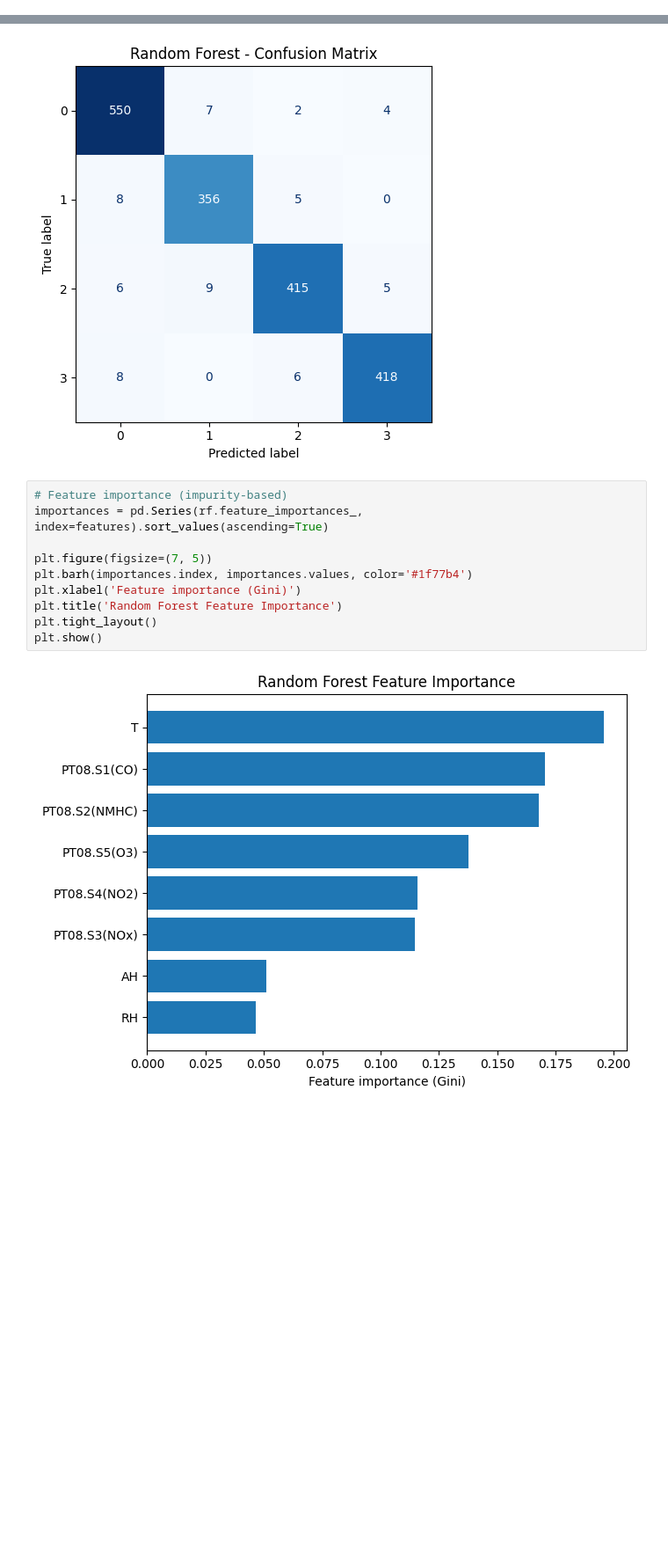
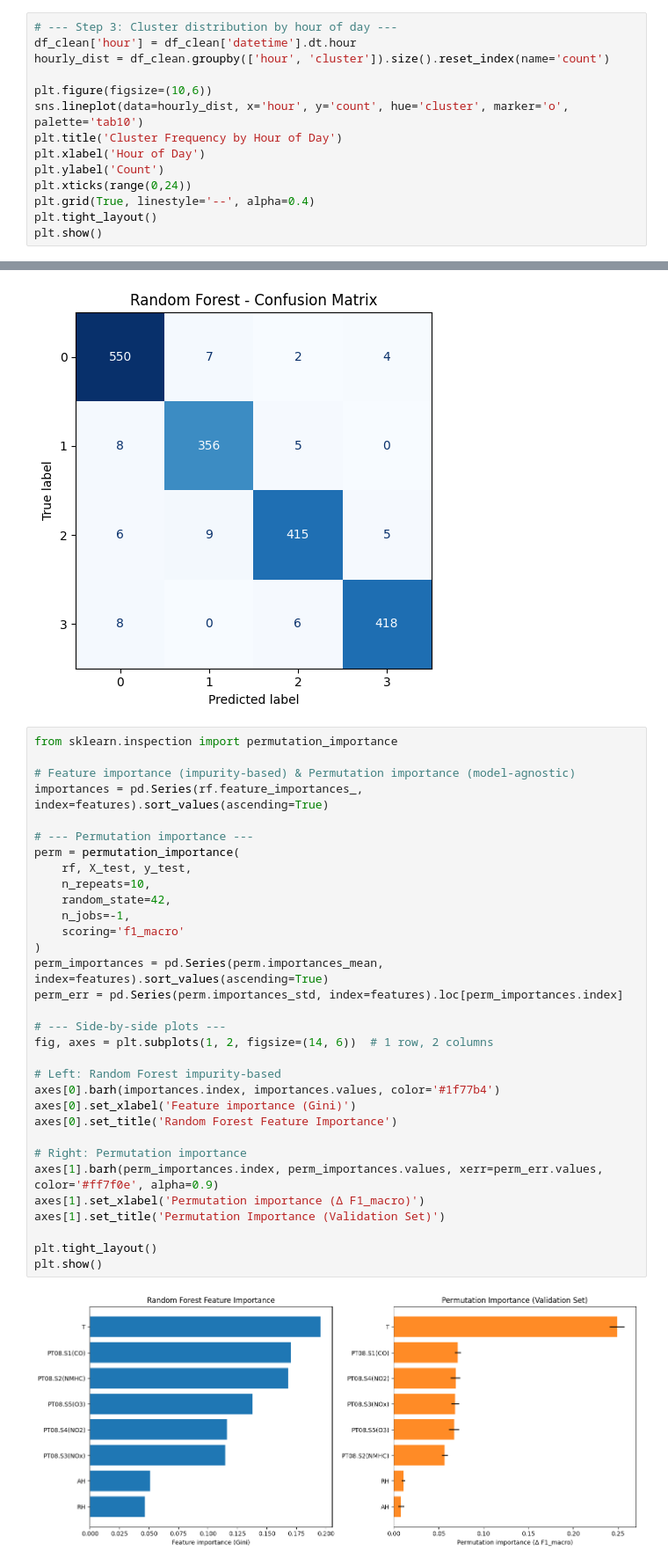
Before and after one commit to Gianluca-Coppola/Clustering, a Jupyter notebook: air_quality_clustering.ipynb, the cells around one changed output, grey strips where cells are left out. Shown at 88% size. Drawn from its saved outputs; the diff is of its cells as text; blank space fills up the shorter version.

Commit message:
Added cluster by hour and year trend

```diff
--- a/air_quality_clustering.ipynb
+++ b/air_quality_clustering.ipynb
@@ -277,0 +292,14 @@ plt.show()
+# %%
+# --- Step 3: Cluster distribution by hour of day ---
+df_clean['hour'] = df_clean['datetime'].dt.hour
+hourly_dist = df_clean.groupby(['hour', 'cluster']).size().reset_index(name='count')
+
+plt.figure(figsize=(10,6))
+sns.lineplot(data=hourly_dist, x='hour', y='count', hue='cluster', marker='o', palette='tab10')
+plt.title('Cluster Frequency by Hour of Day')
+plt.xlabel('Hour of Day')
+plt.ylabel('Count')
+plt.xticks(range(0,24))
+plt.grid(True, linestyle='--', alpha=0.4)
+plt.tight_layout()
+plt.show()
@@ -353,14 +383,36 @@ Classification Report:
 weighted avg      0.967     0.967     0.967      1799
 [figure]
 # %%
-# Feature importance (impurity-based)
+from sklearn.inspection import permutation_importance
+
+# Feature importance (impurity-based) & Permutation importance (model-agnostic)
 importances = pd.Series(rf.feature_importances_, index=features).sort_values(ascending=True)
 
-plt.figure(figsize=(7, 5))
-plt.barh(importances.index, importances.values, color='#1f77b4')
-plt.xlabel('Feature importance (Gini)')
-plt.title('Random Forest Feature Importance')
+# --- Permutation importance ---
+perm = permutation_importance(
+    rf, X_test, y_test,
+    n_repeats=10,
+    random_state=42,
+    n_jobs=-1,
+    scoring='f1_macro'
+)
+perm_importances = pd.Series(perm.importances_mean, index=features).sort_values(ascending=True)
+perm_err = pd.Series(perm.importances_std, index=features).loc[perm_importances.index]
+
+# --- Side-by-side plots ---
+fig, axes = plt.subplots(1, 2, figsize=(14, 6))  # 1 row, 2 columns
+
+# Left: Random Forest impurity-based
+axes[0].barh(importances.index, importances.values, color='#1f77b4')
+axes[0].set_xlabel('Feature importance (Gini)')
+axes[0].set_title('Random Forest Feature Importance')
+
+# Right: Permutation importance
+axes[1].barh(perm_importances.index, perm_importances.values, xerr=perm_err.values, color='#ff7f0e', alpha=0.9)
+axes[1].set_xlabel('Permutation importance (Δ F1_macro)')
+axes[1].set_title('Permutation Importance (Validation Set)')
+
 plt.tight_layout()
 plt.show()
 # %% [output]
-[figure, old version]
+[figure, new version]
```
Also changed, not shown: parts of 8 cells of this notebook.
